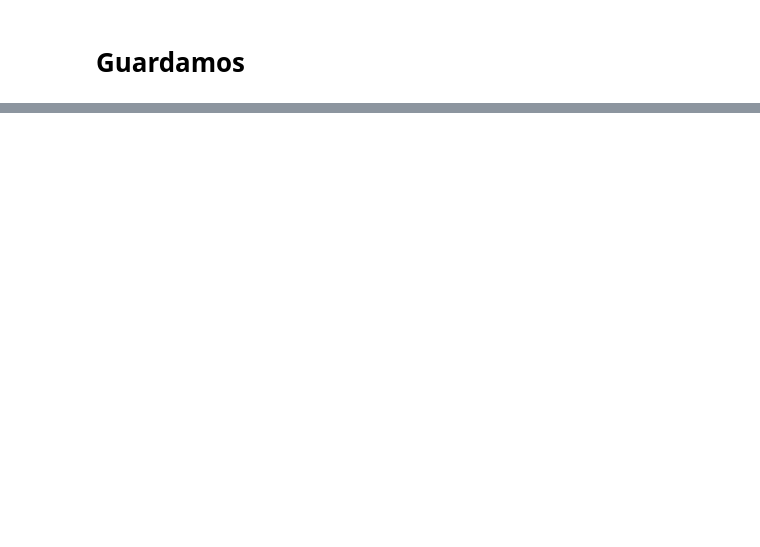
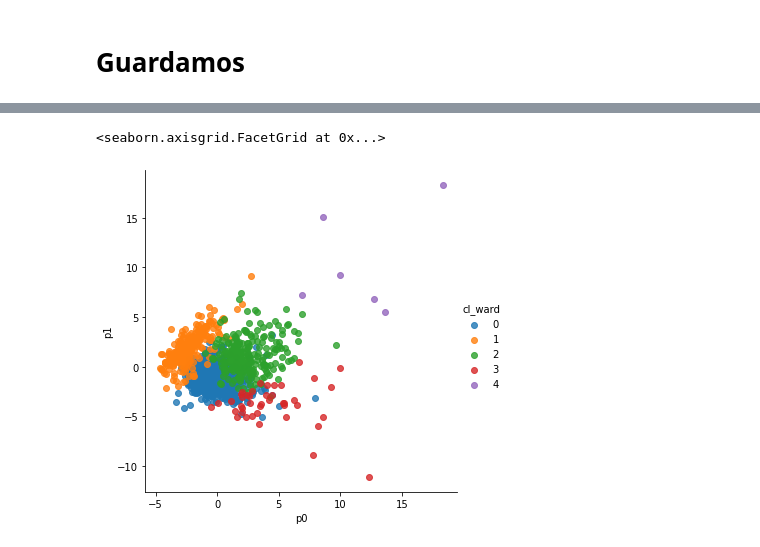
Before and after one commit to SPQR14/diplomado_cdd_2022, a Jupyter notebook: exams/examen_m3/SparkExam.ipynb, the cells around one changed output, grey strips where cells are left out. Drawn from its saved outputs; the diff is of its cells as text; code cells hidden in the pictures; blank space fills up the shorter version.

```diff
--- a/exams/examen_m3/SparkExam.ipynb
+++ b/exams/examen_m3/SparkExam.ipynb
@@ -219,0 +331,2 @@ f.write.format("csv").save("/Users/karla/Documents/Docs/Credit Cards Transaction
+# %%
+Xp_aux = Xp.copy()
@@ -219,0 +336,19 @@ f.write.format("csv").save("/Users/karla/Documents/Docs/Credit Cards Transaction
+# %%
+ward = AgglomerativeClustering(distance_threshold=None, n_clusters=k, linkage='ward')
+ward = ward.fit(Xp)
+Xp_aux['cl_ward'] = ward.fit_predict(Xp)
+# %%
+kmeans = KMeans(k)
+kmeans = kmeans.fit(Xp)
+Xp_aux['cl_kmeans'] = kmeans.fit_predict(Xp)
+# %%
+gaussian = GaussianMixture(k)
+gaussian = gaussian.fit(Xp)
+Xp_aux['cl_gaussian'] = gaussian.fit_predict(Xp)
+# %%
+# WARD
+var_ = 'cl_ward'
+sns.lmplot(data=Xp_aux, x='p0', y='p1', fit_reg=False, hue=var_)
+# %% [output]
+<seaborn.axisgrid.FacetGrid at 0x...>
+[figure, added]
```
Also changed, not shown: parts of 48 cells of this notebook, 3 other files.
